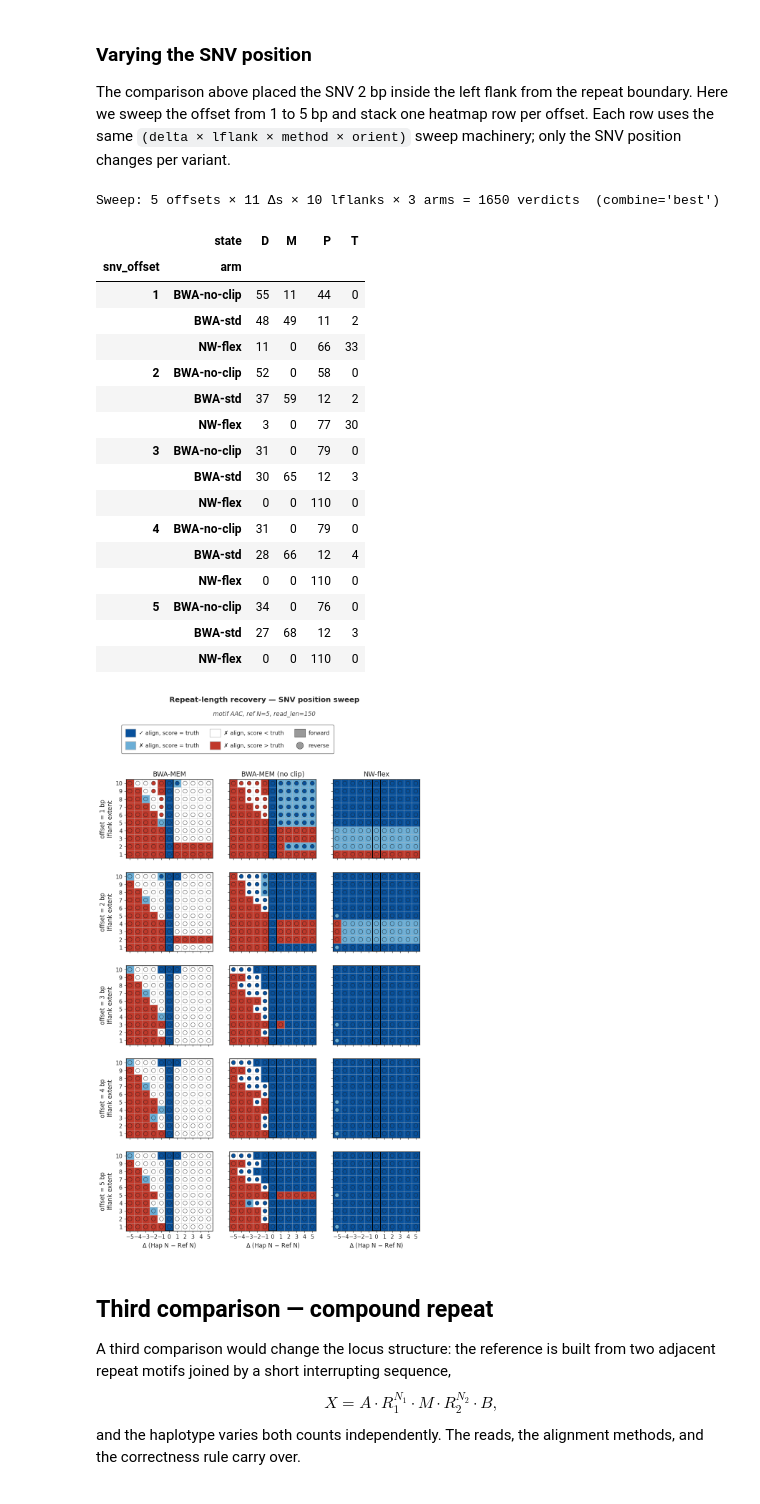
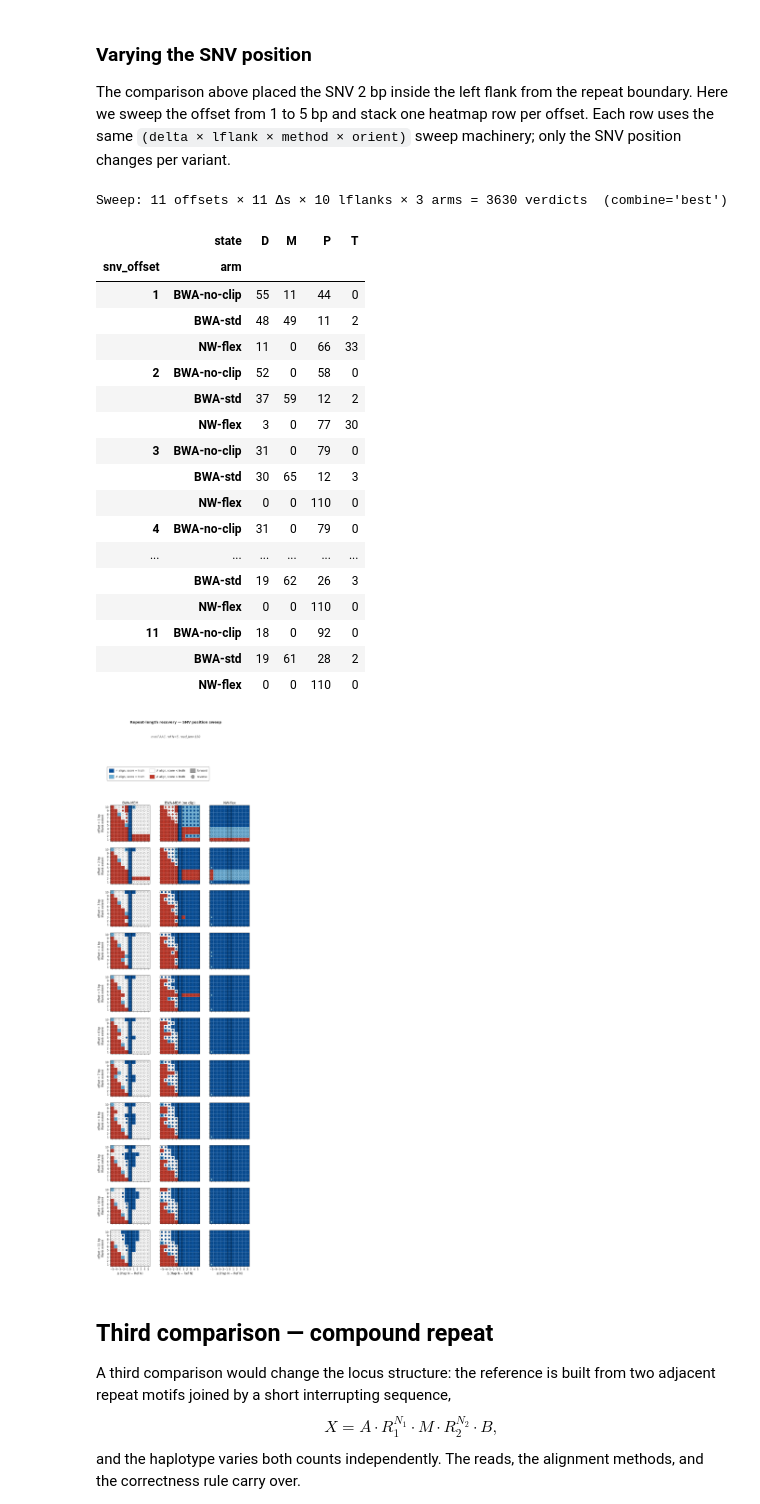
Before and after one commit to nwflex/nwflex, a Jupyter notebook: notebooks/07_NWflex_BWA_Comparison.ipynb, the cells around one changed output. Drawn from its saved outputs; the diff is of its cells as text; code cells hidden in the pictures.

```diff
--- a/notebooks/07_NWflex_BWA_Comparison.ipynb
+++ b/notebooks/07_NWflex_BWA_Comparison.ipynb
@@ -777,7 +777,7 @@ plot_correctness_heatmap(
 
 The comparison above placed the SNV 2 bp inside the left flank from the repeat boundary. Here we sweep the offset from 1 to 5 bp and stack one heatmap row per offset. Each row uses the same `(delta × lflank × method × orient)` sweep machinery; only the SNV position changes per variant.
 # %%
-SNV_OFFSETS = list(range(1, 6))   # offsets 1..5 bp inside the left flank
+SNV_OFFSETS = list(range(1, 12))   # offsets 1..5 bp inside the left flank
 
 variants = []
 for k in SNV_OFFSETS:
@@ -795,7 +795,7 @@ print(f"Sweep: {len(SNV_OFFSETS)} offsets × {len(DELTAS)} Δs × "
 (snv_sweep_df.groupby(["snv_offset", "arm"])["state"]
              .value_counts().unstack(fill_value=0))
 # %% [output]
-Sweep: 5 offsets × 11 Δs × 10 lflanks × 3 arms = 1650 verdicts  (combine='best')
+Sweep: 11 offsets × 11 Δs × 10 lflanks × 3 arms = 3630 verdicts  (combine='best')
 |  | state | D | M | P | T |
 | snv_offset | arm |  |  |  |  |
 | 1 | BWA-no-clip | 55 | 11 | 44 | 0 |
@@ -808,25 +808,26 @@ Sweep: 5 offsets × 11 Δs × 10 lflanks × 3 arms = 1650 verdicts  (combine='be
 |  | BWA-std | 30 | 65 | 12 | 3 |
 |  | NW-flex | 0 | 0 | 110 | 0 |
 | 4 | BWA-no-clip | 31 | 0 | 79 | 0 |
-|  | BWA-std | 28 | 66 | 12 | 4 |
+| ... | ... | ... | ... | ... | ... |
+|  | BWA-std | 19 | 62 | 26 | 3 |
 |  | NW-flex | 0 | 0 | 110 | 0 |
-| 5 | BWA-no-clip | 34 | 0 | 76 | 0 |
-|  | BWA-std | 27 | 68 | 12 | 3 |
+| 11 | BWA-no-clip | 18 | 0 | 92 | 0 |
+|  | BWA-std | 19 | 61 | 28 | 2 |
 |  | NW-flex | 0 | 0 | 110 | 0 |
 # %%
 rows = [(k, snv_sweep_df[snv_sweep_df["snv_offset"] == k]) for k in SNV_OFFSETS]
 
 plot_correctness_heatmap_rows(
     rows,
     deltas=DELTAS, lflanks=LFLANK_EXTENTS, arm_titles=ARM_TITLES,
     row_label_fn=lambda k: f"offset = {k} bp",
     suptitle="Repeat-length recovery — SNV position sweep",
     subtitle=f"motif {locus.R}, ref N={locus.N}, read_len={READ_LEN}",
-    scale=0.6,
-    font_scale=0.8,
+    scale=0.4,
+    font_scale=0.6,
 );
 # %% [output]
-[figure, old version]
+[figure, new version]
 # %% [markdown]
 ## Third comparison — compound repeat
 
```
Also changed, not shown: 10 other files.
